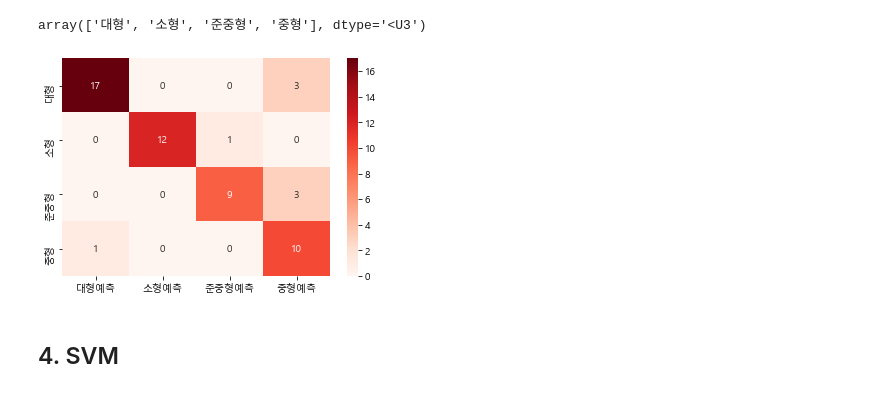
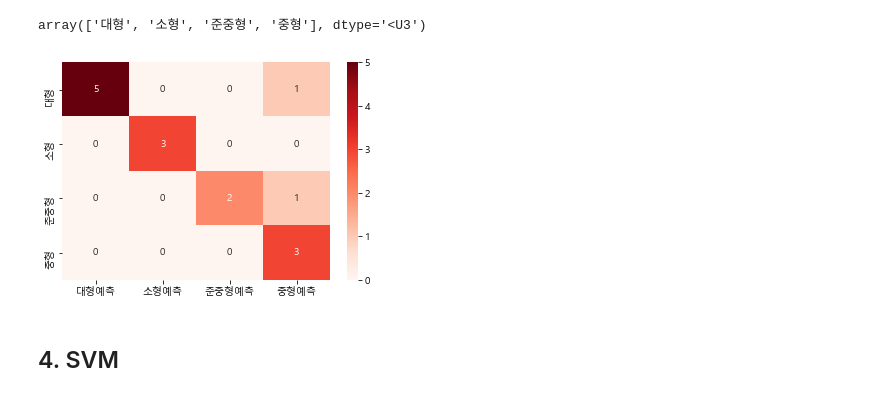
Before and after one commit to pgw928/medici, a Jupyter notebook: homework/6일차_과제.ipynb, the cells around one changed output. Cells and saved outputs as stored; diff of their text form; code cells hidden in the pictures.

```diff
--- a/homework/6일차_과제.ipynb
+++ b/homework/6일차_과제.ipynb
@@ -293,14 +293,14 @@ grid_bayes.classes_
 # %% [output]
 array(['대형', '소형', '준중형', '중형'], dtype='<U3')
 # %%
-cm = confusion_matrix(y_train, y_train_pred)
+cm = confusion_matrix(y_test, y_test_pred)
 
 sns.heatmap(cm, annot=True, cmap='Reds',
             xticklabels=['대형예측', '소형예측', '준중형예측', '중형예측'],
             yticklabels=grid_bayes.classes_, fmt='d')
 plt.show()
 # %% [output]
-[figure, old version]
+[figure, new version]
 # %% [markdown]
 ## 4. SVM
 # %% [markdown]
```
Also changed, not shown: parts of 8 cells of this notebook.
